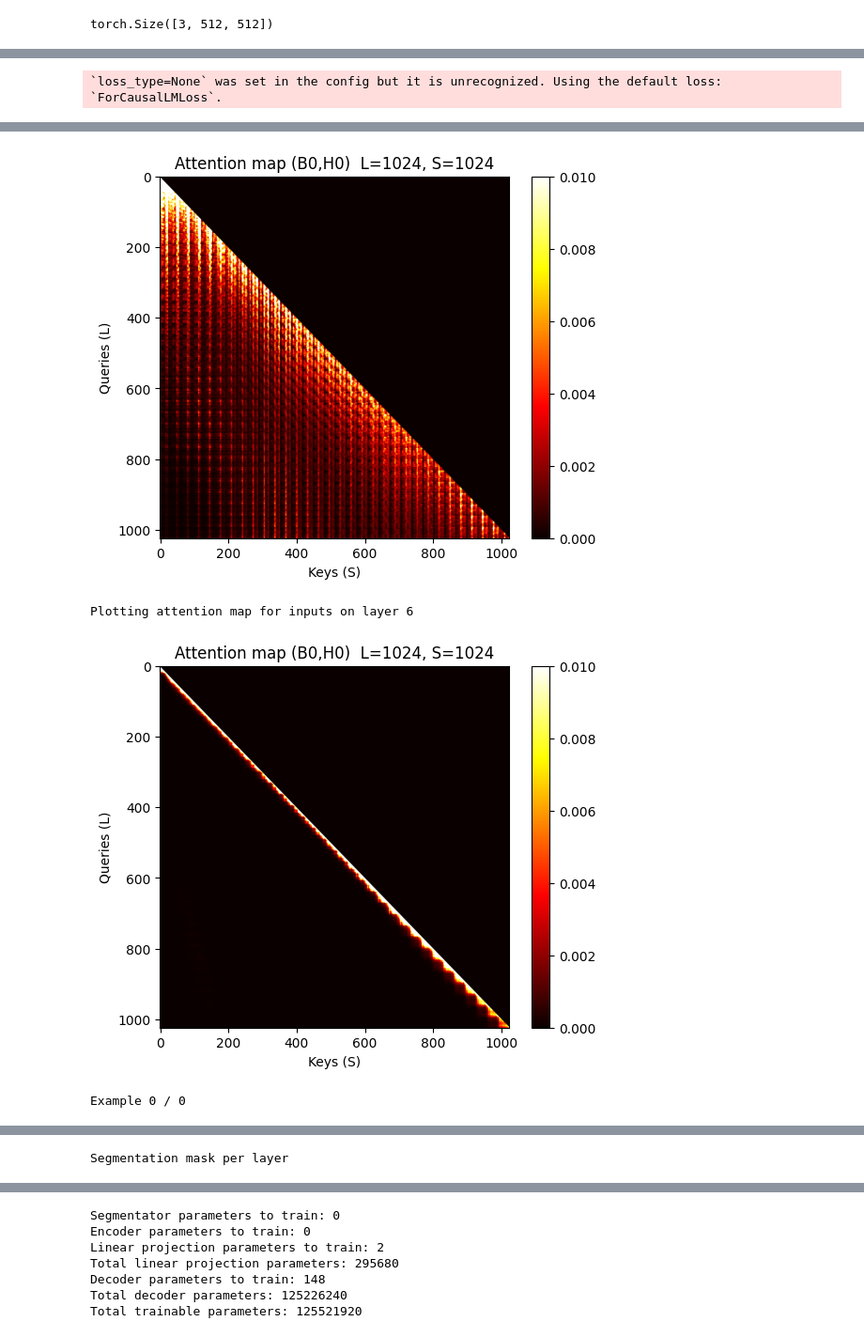
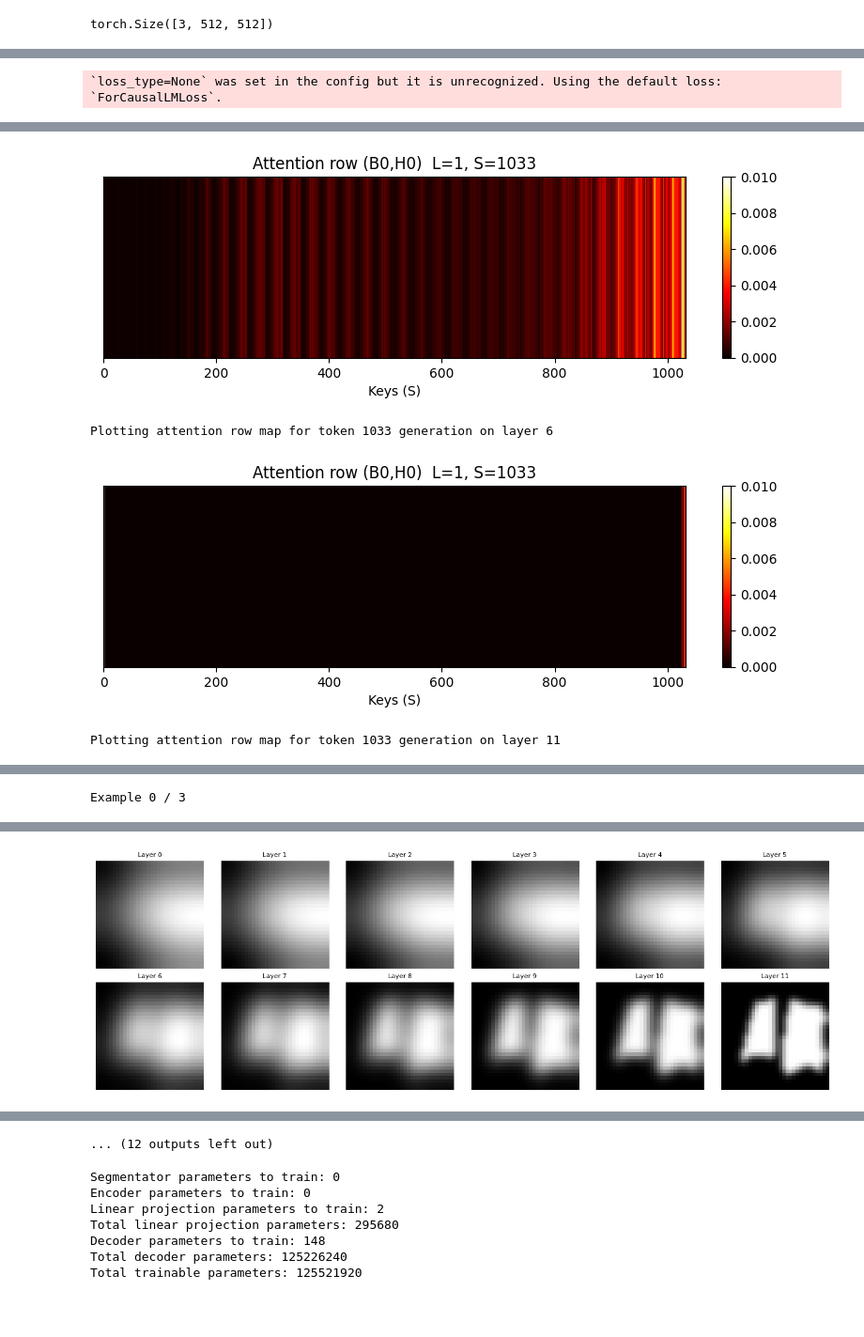
Before and after one commit to devMuniz02/UDEM-CXR-Reporting-Thesis-2025, a Jupyter notebook: full_workflow_test.ipynb, the cells around one changed output, grey strips where cells are left out. Shown at 94% size. Saved outputs shown, nothing was run; the diff lists cells and outputs as text; code cells hidden in the pictures; blank space fills up the shorter version.

```diff
--- a/full_workflow_test.ipynb
+++ b/full_workflow_test.ipynb
@@ -16,7 +16,7 @@ PATH_COL = "path_to_image"
 
 IMG_SIZE = 512
 MAX_LEN = 64
-NUM_BATCH = 1
+NUM_BATCH = 4
 
 tf = dino_image_transform(img_size=IMG_SIZE)
 
@@ -403,11 +406,11 @@ pad_id = tokenizer.pad_token_id
 linear_projection = nn.Linear(vis_dim, decoder.config.n_embd).to(DEVICE)
 
 # Freeze encoder & segmentator
-encoder.eval()
+encoder.eval().to("cpu")
 for p in encoder.parameters():
     p.requires_grad = False
 
-segmentator.eval()
+segmentator.eval().to("cpu")
 for p in segmentator.parameters():
     p.requires_grad = False
 
@@ -450,7 +453,7 @@ def build_batch(pixel_values: torch.Tensor,
     # --- Visual prefix (encoder frozen; projection trainable) ---
     with torch.no_grad():
         _, patches = encoder(pixel_values)         # [B,Np,vis_dim]
-    prefix = linear_projection(patches)            # [B,Np,n_embd]
+    prefix = linear_projection(patches.to(DEVICE))            # [B,Np,n_embd]
 
     # --- Text embeddings from GPT-2 table ---
     tgt_ids = tgt_ids.to(DEVICE)                   # [B,T]
@@ -475,7 +478,7 @@ for ep in range(epochs):
     for step, (pixel_values, target_ids, paths, raw_labels) in enumerate(train_loader):
         if step >= 15:  # limit steps for demo; remove for real training
             break
-        pixel_values = pixel_values.to(DEVICE)
+        pixel_values = pixel_values.to("cpu")
 
         inputs_embeds, labels, segmask_tiled = build_batch(pixel_values, target_ids)
 
@@ -508,7 +511,7 @@ linear_projection.eval()
 
 with torch.no_grad():
     pixel_values, target_ids, paths, raw_labels = next(iter(test_loader))
-    pixel_values = pixel_values.to(DEVICE)
+    pixel_values = pixel_values.to("cpu")
 
     # Prepare segmentation guidance for viz + generation
     pred = segmentator(pixel_values)
@@ -525,7 +528,7 @@ with torch.no_grad():
 
     # Visual prefix embeddings only
     _, patches = encoder(pixel_values)
-    patches = linear_projection(patches)  # [B,Np,n_embd]
+    patches = linear_projection(patches.to(DEVICE))  # [B,Np,n_embd]
 
     # Generate starting from visual prefix; NO attention mask
     gen_ids = decoder.generate(
@@ -540,8 +543,8 @@ with torch.no_grad():
         plot_attention_mask=False,
         plot_attention_mask_layer=[0, 6],
         plot_attention_map=True,
-        plot_attention_map_layer=[0, 6],
-        plot_attention_map_generation=0,
+        plot_attention_map_layer=[0, 6, 11],
+        plot_attention_map_generation=1024+10-1,
     )
     texts = tokenizer.batch_decode(gen_ids, skip_special_tokens=True)
 
@@ -585,4 +588,4 @@ Plotting attention map for inputs on layer 0
-[figure, old version]
+[figure, new version]
-Plotting attention map for inputs on layer 6
+Plotting attention row map for token 1033 generation on layer 6
-[figure, old version]
+[figure, new version]
-Example 0 / 0
+Plotting attention row map for token 1033 generation on layer 11
@@ -590 +593 @@ Example 0 / 0
-Segmentation mask per layer
+Example 0 / 3
@@ -593,0 +596 @@ Original Impression Text: slightly improved minimal aeration of the left lung. u
+[figure, added]
@@ -594,3 +601,4 @@ Original Impression Text: slightly improved minimal aeration of the left lung. u
+... (12 outputs left out)
 # %%
 print("Segmentator parameters to train:", sum(p.requires_grad for p in segmentator.parameters()))
 print("Encoder parameters to train:", sum(p.requires_grad for p in encoder.parameters()))
```
Also changed, not shown: parts of 2 cells of this notebook.
